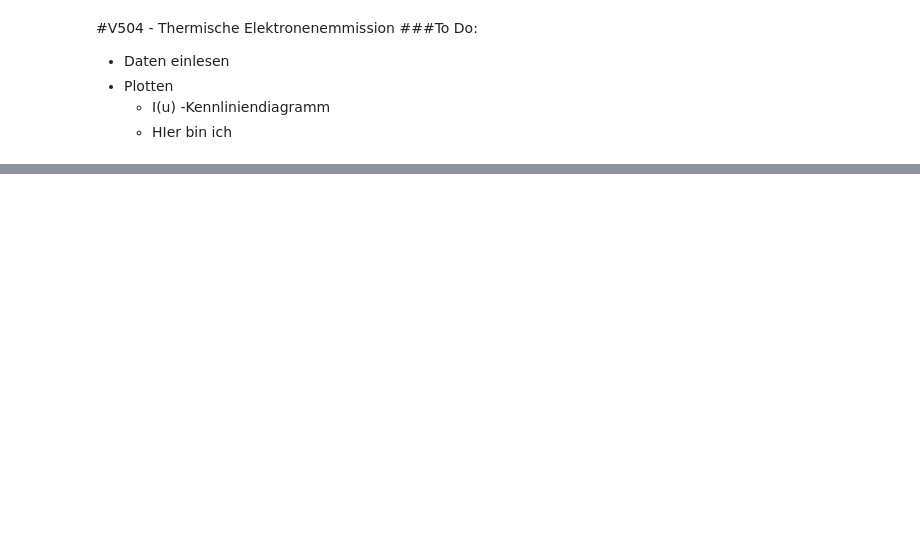
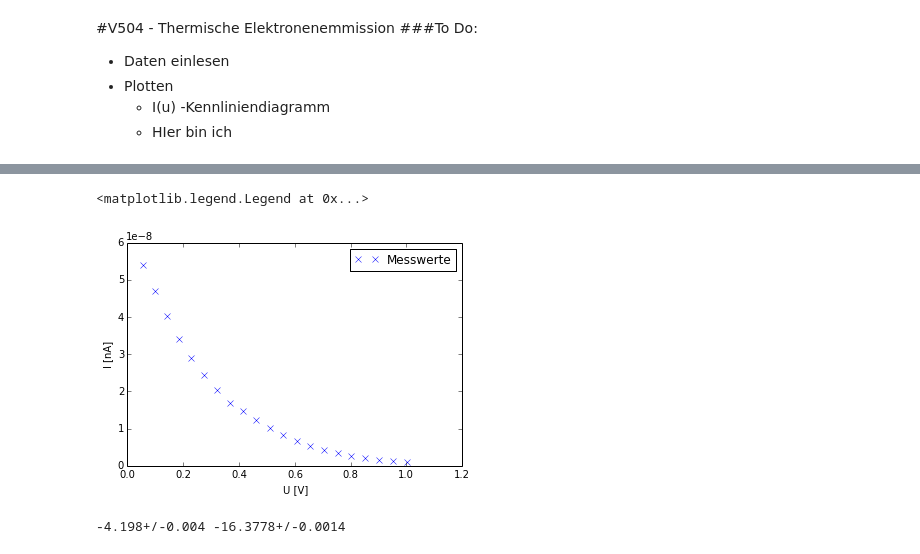
Before and after one commit to mbieker/V504, a Jupyter notebook: Auswertung V504.ipynb, the cells around one changed output, grey strips where cells are left out. Drawn from its saved outputs; the diff is of its cells as text; code cells hidden in the pictures; blank space fills up the shorter version.

```diff
--- a/Auswertung V504.ipynb
+++ b/Auswertung V504.ipynb
@@ -28,0 +69,22 @@ legend()
+# %%
+#Spannung um Innenwiderstand korrigeren
+R_i = 1e6 # 1MOhm
+U_c = U_c_err+R_i*I_c
+plot(U_c,I_c,'x',label="Messwerte")
+xlabel("U [V]")
+ylabel("I [nA]")
+legend()
+savefig("plot_c_lin.png")
+# %% [output]
+<matplotlib.legend.Legend at 0x...>
+[figure, added]
+# %%
+#Daten Fitten
+
+
+params , cov = curve_fit(lin_fit,U_c,log(I_c))
+m_c = ufloat(params[0],cov[0][0])
+b_c = ufloat(params[1],cov[1][1])
+print m_c,b_c
+# %% [output]
+-4.198+/-0.004 -16.3778+/-0.0014
```
Also changed, not shown: parts of 16 cells of this notebook, 8 other files.
